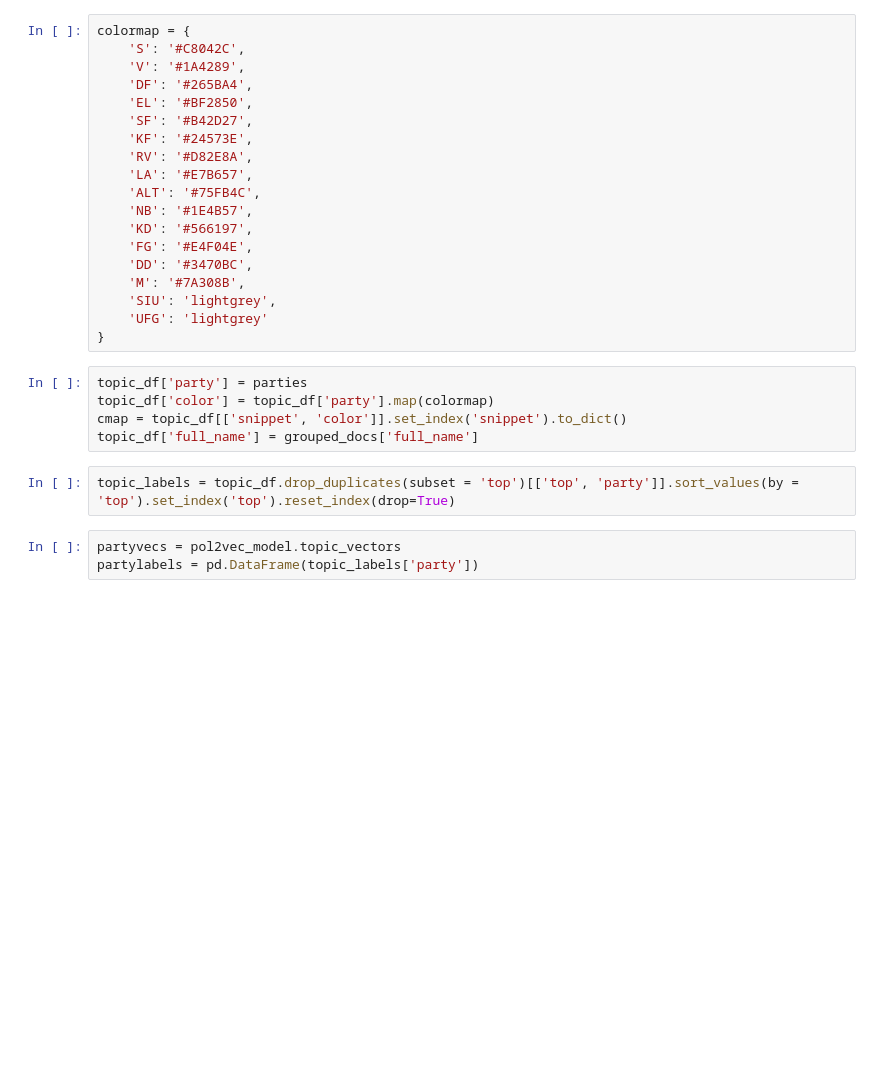
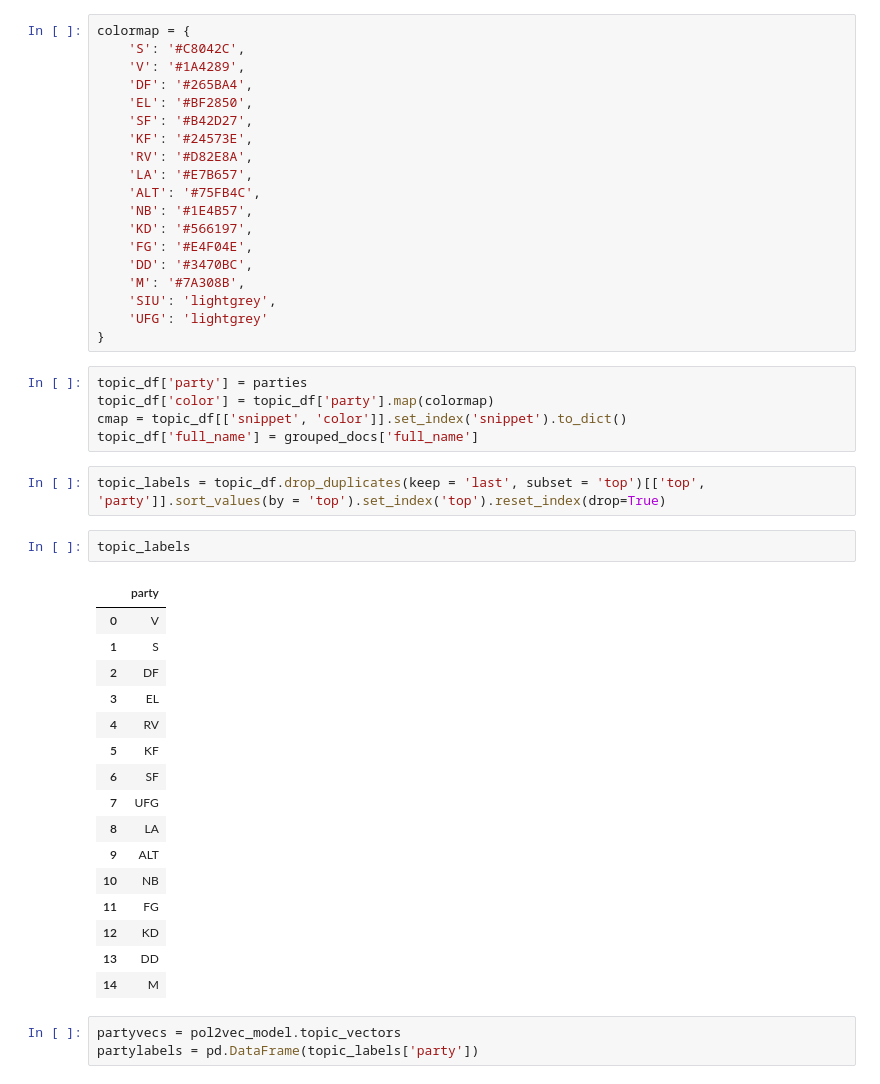
Before and after one commit to mathiasbruun/DCPA, a Jupyter notebook: politician2vec_example.ipynb, the cells around one changed output. Saved outputs shown, nothing was run; the diff lists cells and outputs as text; blank space fills up the shorter version.

```diff
--- a/politician2vec_example.ipynb
+++ b/politician2vec_example.ipynb
@@ -274,7 +297,26 @@ topic_df['color'] = topic_df['party'].map(colormap)
 cmap = topic_df[['snippet', 'color']].set_index('snippet').to_dict()
 topic_df['full_name'] = grouped_docs['full_name']
 # %%
-topic_labels = topic_df.drop_duplicates(subset = 'top')[['top', 'party']].sort_values(by = 'top').set_index('top').reset_index(drop=True)
+topic_labels = topic_df.drop_duplicates(keep = 'last', subset = 'top')[['top', 'party']].sort_values(by = 'top').set_index('top').reset_index(drop=True)
+# %%
+topic_labels
+# %% [output]
+|  | party |
+| 0 | V |
+| 1 | S |
+| 2 | DF |
+| 3 | EL |
+| 4 | RV |
+| 5 | KF |
+| 6 | SF |
+| 7 | UFG |
+| 8 | LA |
+| 9 | ALT |
+| 10 | NB |
+| 11 | FG |
+| 12 | KD |
+| 13 | DD |
+| 14 | M |
 # %%
 partyvecs = pol2vec_model.topic_vectors
 partylabels = pd.DataFrame(topic_labels['party'])
```
Also changed, not shown: parts of 7 cells of this notebook.
